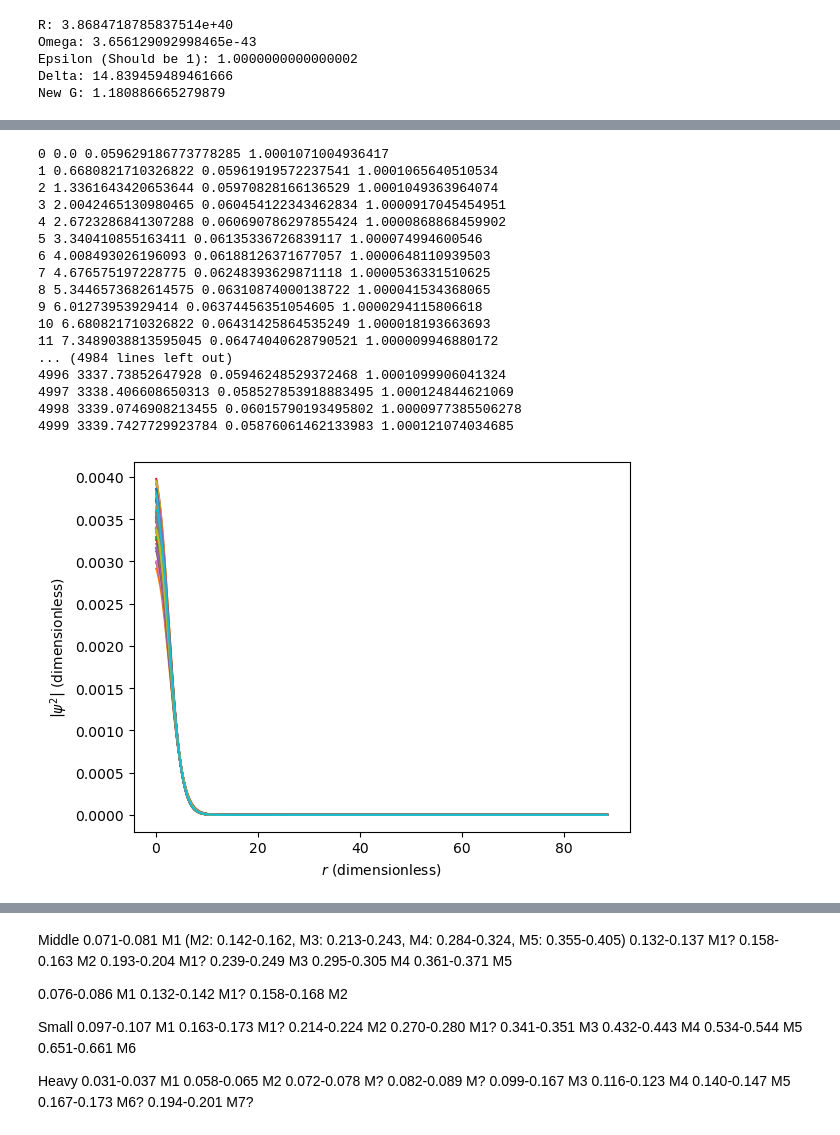
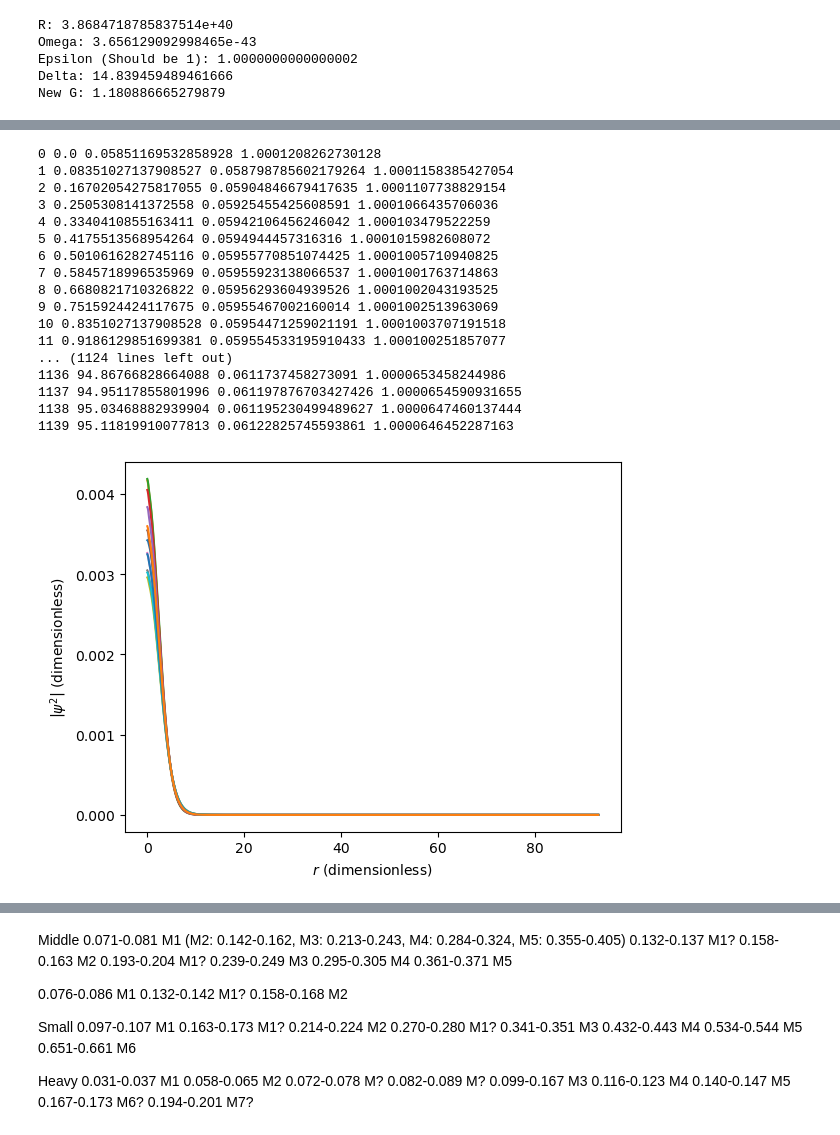
Before and after one commit to bkklee/BosonStar, a Jupyter notebook: Crank-Nicolson_v4.ipynb, the cells around one changed output, grey strips where cells are left out. Cells and saved outputs as stored; diff of their text form; code cells hidden in the pictures.

```diff
--- a/Crank-Nicolson_v4.ipynb
+++ b/Crank-Nicolson_v4.ipynb
@@ -15,8 +15,8 @@ aInCU = 1e-73
 totalMassInCU = 0.1
 #dtInCU = 1000.0
 #bigT = 100000
-dtInCU = 20000.0
-bigT = 10000
+dtInCU = 2500.0
+bigT = 40000
 # %%
 bosonStar = outputProfile(massInCU, aInCU, totalMassInCU)
 x = bosonStar["x"]
@@ -112,8 +113,6 @@ def setupT():
         if i==0:
             T[i][i] = -1.0
             T[i][i+1] = 1.0
-            b = np.polyfit(x[:3], np.absolute(psi[:3])*np.absolute(psi[:3]), 2)[0]
-            TSph[i][i] = 2.0*b*dx
         elif i==size-1:
             T[i][i] = -1.0
             T[i][i-1] = 1.0
@@ -123,10 +122,7 @@ def setupT():
             T[i][i] = -2.0
             T[i][i+1] = 1.0
             T[i][i-1] = 1.0
-            if i<=2:
-                b = np.polyfit(x[:3], np.absolute(psi[:3])*np.absolute(psi[:3]), 2)[0]
-                TSph[i][i] = 2.0*b*dx
-            else:
+            if i>2:
                 TSph[i][i+1] = 1.0/2.0/x[i]
                 TSph[i][i-1] = -1.0/2.0/x[i]
 
@@ -168,60 +164,61 @@ oldGM = GM
 newGM = GM*1.2
 for t in range(bigT):
     #Pertubation
-    if(t==0):
+    if(t*dt<6.0):
         GM = newGM
-    if(t==10):
+    if(t*dt>=6.0):
         GM = oldGM
 
+    setupT()
     setupQ()
     setupV2Grav()
     setupU1U2()
     psi = np.linalg.solve(U2, np.dot(U1,psi))
 
     normalization = scipy.integrate.simpson(4.0*np.pi*x*x*np.absolute(psi)*np.absolute(psi), x=x)
     #if(normalization >= 1.01):
     #    break
     print(t, t*dt, np.absolute(psi[0]), normalization)
     if(GM == oldGM):
 
         def findMass():
             for i in range(size):
                 if(i != 0):
                     temp = scipy.integrate.simpson(4.0*np.pi*x[:i]*x[:i]*np.absolute(psi[:i])*np.absolute(psi[:i]), x=x[:i])
                     if(temp > 0.99):
                         return i
             return size-1
 
         hello2.append(findMass())
 
         hello.append(np.absolute(psi[0])*np.absolute(psi[0]))
         ts.append(t*dt)
 
     if t%100 == 0:
         plt.plot(x, np.absolute(psi)*np.absolute(psi))
 
 plt.xlabel(r"$r$ (dimensionless)")
 plt.ylabel(r"$\left | \psi^2 \right |$ (dimensionless)")
 plt.show()
 # %% [output]
-0 0.0 0.059629186773778285 1.0001071004936417
-1 0.6680821710326822 0.05961919572237541 1.0001065640510534
-2 1.3361643420653644 0.05970828166136529 1.0001049363964074
-3 2.0042465130980465 0.060454122343462834 1.0000917045454951
-4 2.6723286841307288 0.060690786297855424 1.0000868868459902
-5 3.340410855163411 0.06135336726839117 1.000074994600546
-6 4.008493026196093 0.06188126371677057 1.0000648110939503
-7 4.676575197228775 0.06248393629871118 1.0000536331510625
-8 5.3446573682614575 0.06310874000138722 1.000041534368065
-9 6.01273953929414 0.06374456351054605 1.0000294115806618
-10 6.680821710326822 0.06431425864535249 1.000018193663693
-11 7.3489038813595045 0.06474040628790521 1.000009946880172
-... (4984 lines left out)
-4996 3337.73852647928 0.05946248529372468 1.0001099906041324
-4997 3338.406608650313 0.058527853918883495 1.000124844621069
-4998 3339.0746908213455 0.06015790193495802 1.0000977385506278
-4999 3339.7427729923784 0.05876061462133983 1.000121074034685
+0 0.0 0.05851169532858928 1.0001208262730128
+1 0.08351027137908527 0.058798785602179264 1.0001158385427054
+2 0.16702054275817055 0.05904846679417635 1.0001107738829154
+3 0.2505308141372558 0.05925455425608591 1.0001066435706036
+4 0.3340410855163411 0.05942106456246042 1.000103479522259
+5 0.4175513568954264 0.0594944457316316 1.0001015982608072
+6 0.5010616282745116 0.05955770851074425 1.0001005710940825
+7 0.5845718996535969 0.05955923138066537 1.0001001763714863
+8 0.6680821710326822 0.05956293604939526 1.0001002043193525
+9 0.7515924424117675 0.05955467002160014 1.0001002513963069
+10 0.8351027137908528 0.05954471259021191 1.0001003707191518
+11 0.9186129851699381 0.059554533195910433 1.000100251857077
+... (1124 lines left out)
+1136 94.86766828664088 0.0611737458273091 1.0000653458244986
+1137 94.95117855801996 0.061197876703427426 1.0000654590931655
+1138 95.03468882939904 0.061195230499489627 1.0000647460137444
+1139 95.11819910077813 0.06122825745593861 1.0000646452287163
-[figure, old version]
+[figure, new version]
 # %%
 plt.plot(ts, hello)
 plt.xlabel(r"$t$ (dimensionless)")
```
Also changed, not shown: parts of 11 cells of this notebook, 2 other files.
